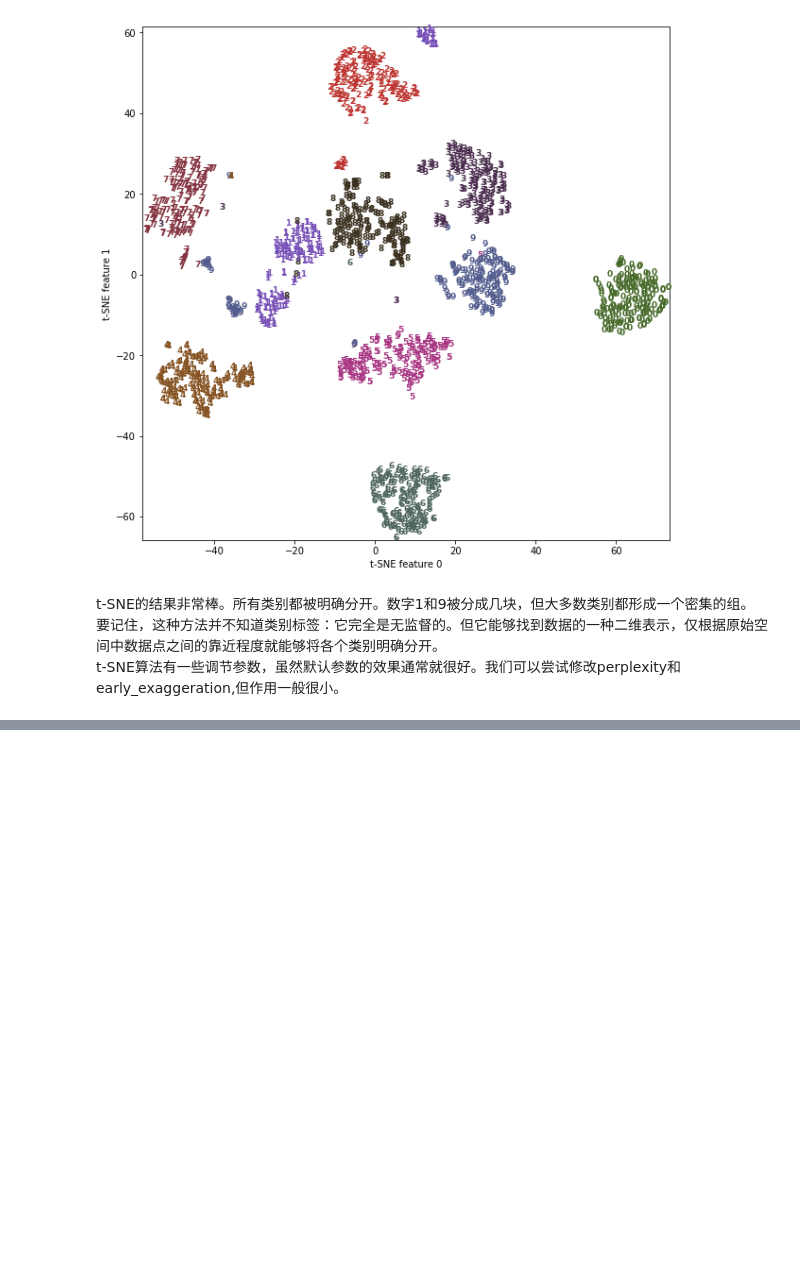
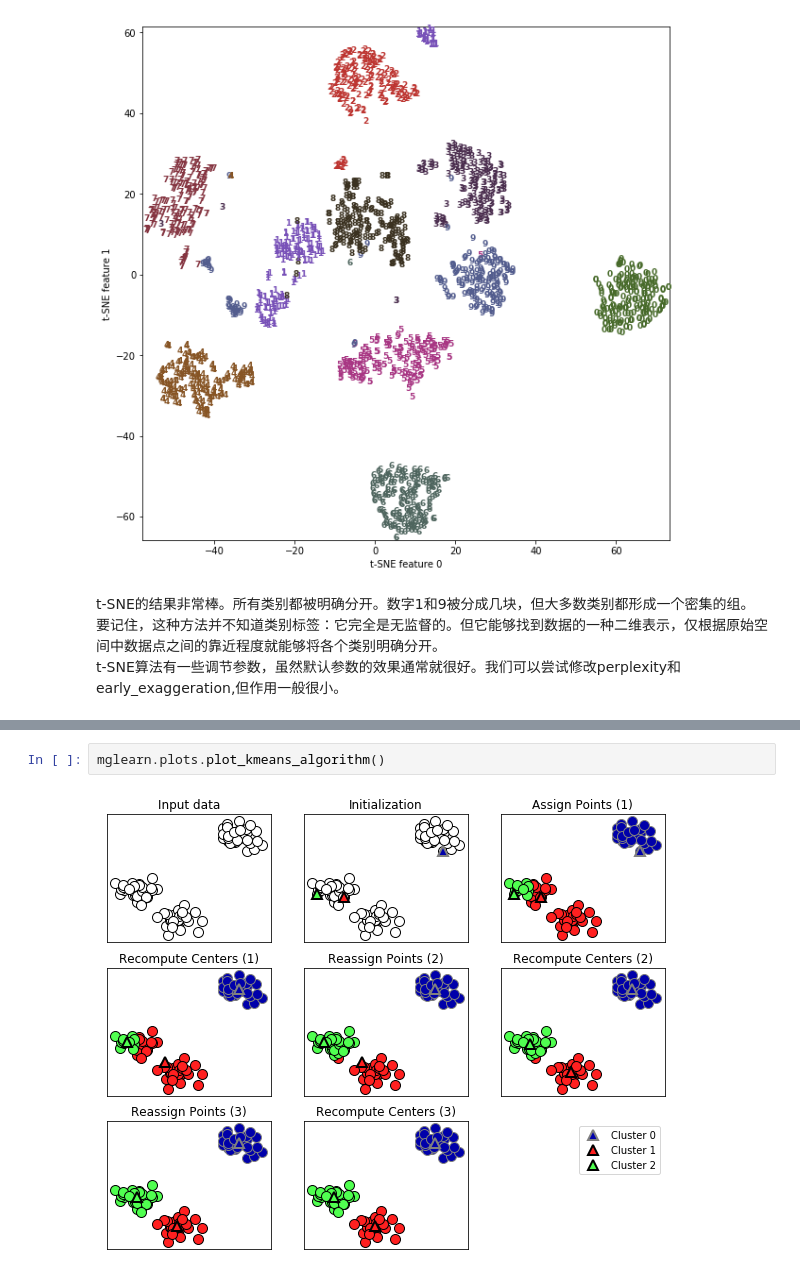
Before and after one commit to foragile/introduction_to_machine_learning_with_python, a Jupyter notebook: chapter03/无监督学习.ipynb, the cells around one changed output, grey strips where cells are left out. Drawn from its saved outputs; the diff is of its cells as text; blank space fills up the shorter version.

```diff
--- a/chapter03/无监督学习.ipynb
+++ b/chapter03/无监督学习.ipynb
@@ -669,0 +667,4 @@ t-SNE算法有一些调节参数，虽然默认参数的效果通常就很好。
+# %%
+mglearn.plots.plot_kmeans_algorithm()
+# %% [output]
+[figure, added]
```
Also changed, not shown: parts of 19 cells of this notebook.
